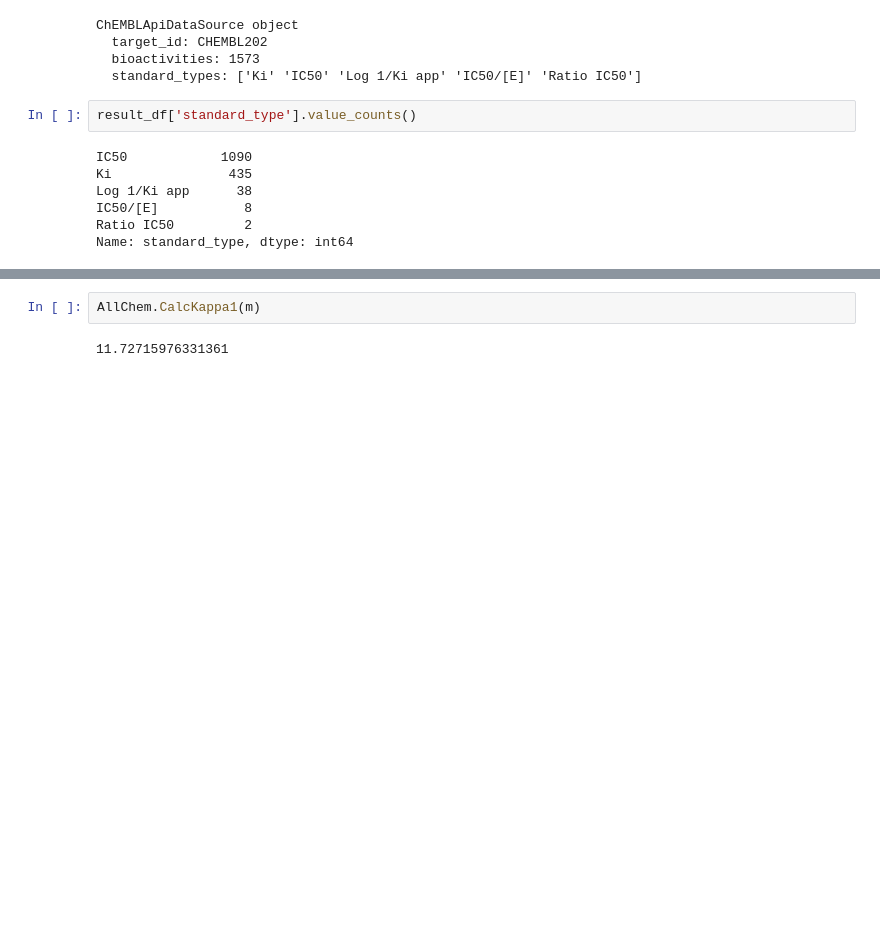
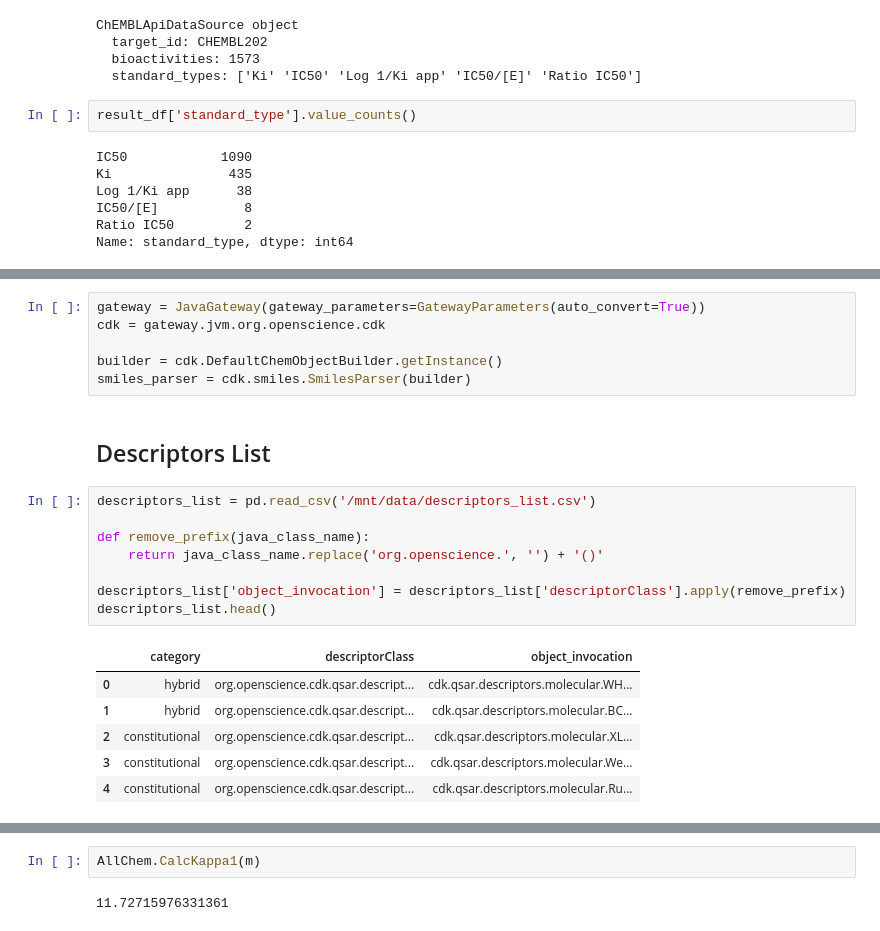
Before and after one commit to KISysBio/modSAR, a Jupyter notebook: processing/notebooks/2018-09-17-explore-chembl-api.ipynb, the cells around one changed output, grey strips where cells are left out. Cells and saved outputs as stored; diff of their text form; blank space fills up the shorter version.

```diff
--- a/processing/notebooks/2018-09-17-explore-chembl-api.ipynb
+++ b/processing/notebooks/2018-09-17-explore-chembl-api.ipynb
@@ -66,0 +98,23 @@ result_df = result_df[~result_df['pchembl_value'].isnull()]
+# %%
+gateway = JavaGateway(gateway_parameters=GatewayParameters(auto_convert=True))
+cdk = gateway.jvm.org.openscience.cdk
+
+builder = cdk.DefaultChemObjectBuilder.getInstance()
+smiles_parser = cdk.smiles.SmilesParser(builder)
+# %% [markdown]
+## Descriptors List
+# %%
+descriptors_list = pd.read_csv('/mnt/data/descriptors_list.csv')
+
+def remove_prefix(java_class_name):
+    return java_class_name.replace('org.openscience.', '') + '()'
+
+descriptors_list['object_invocation'] = descriptors_list['descriptorClass'].apply(remove_prefix)
+descriptors_list.head()
+# %% [output]
+|  | category | descriptorClass | object_invocation |
+| 0 | hybrid | org.openscience.cdk.qsar.descript... | cdk.qsar.descriptors.molecular.WH... |
+| 1 | hybrid | org.openscience.cdk.qsar.descript... | cdk.qsar.descriptors.molecular.BC... |
+| 2 | constitutional | org.openscience.cdk.qsar.descript... | cdk.qsar.descriptors.molecular.XL... |
+| 3 | constitutional | org.openscience.cdk.qsar.descript... | cdk.qsar.descriptors.molecular.We... |
+| 4 | constitutional | org.openscience.cdk.qsar.descript... | cdk.qsar.descriptors.molecular.Ru... |
```
Also changed, not shown: parts of 31 cells of this notebook, 5 other files.
